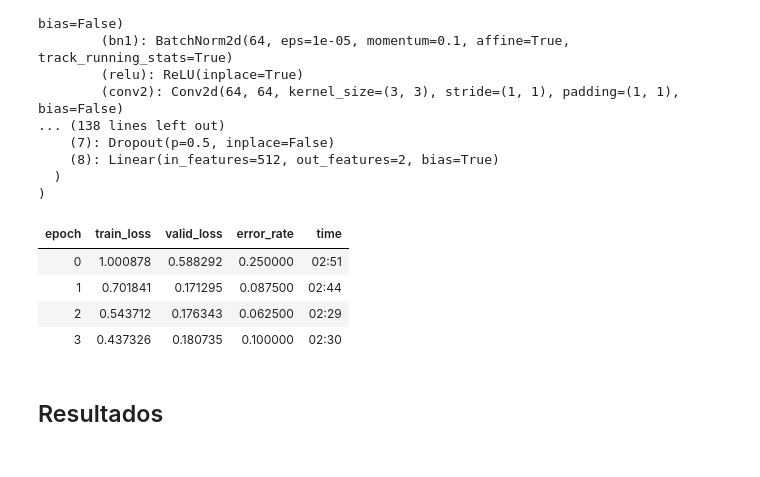
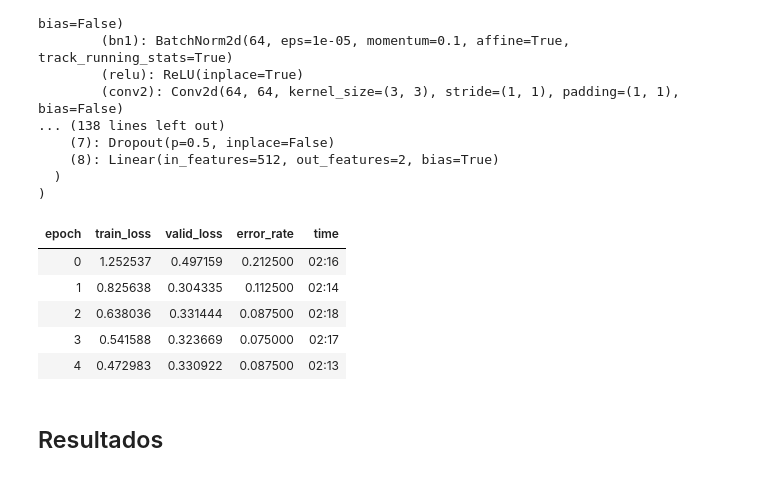
Before and after one commit to clherrerar/clase_productodatos_2019_udd, a Jupyter notebook: notebooks/ejemplo_clasificador_fastai.ipynb, the cells around one changed output. Cells and saved outputs as stored; diff of their text form; code cells hidden in the pictures.

```diff
--- a/notebooks/ejemplo_clasificador_fastai.ipynb
+++ b/notebooks/ejemplo_clasificador_fastai.ipynb
@@ -133,13 +136,14 @@ Sequential(
   )
 )
 # %%
-learn.fit_one_cycle(4)
+learn.fit_one_cycle(5)
 # %% [output]
 | epoch | train_loss | valid_loss | error_rate | time |
-| 0 | 1.000878 | 0.588292 | 0.250000 | 02:51 |
-| 1 | 0.701841 | 0.171295 | 0.087500 | 02:44 |
-| 2 | 0.543712 | 0.176343 | 0.062500 | 02:29 |
-| 3 | 0.437326 | 0.180735 | 0.100000 | 02:30 |
+| 0 | 1.252537 | 0.497159 | 0.212500 | 02:16 |
+| 1 | 0.825638 | 0.304335 | 0.112500 | 02:14 |
+| 2 | 0.638036 | 0.331444 | 0.087500 | 02:18 |
+| 3 | 0.541588 | 0.323669 | 0.075000 | 02:17 |
+| 4 | 0.472983 | 0.330922 | 0.087500 | 02:13 |
 # %%
 learn.save('stage-1')
 # %% [markdown]
```
Also changed, not shown: parts of 4 cells of this notebook, 1 other file.
